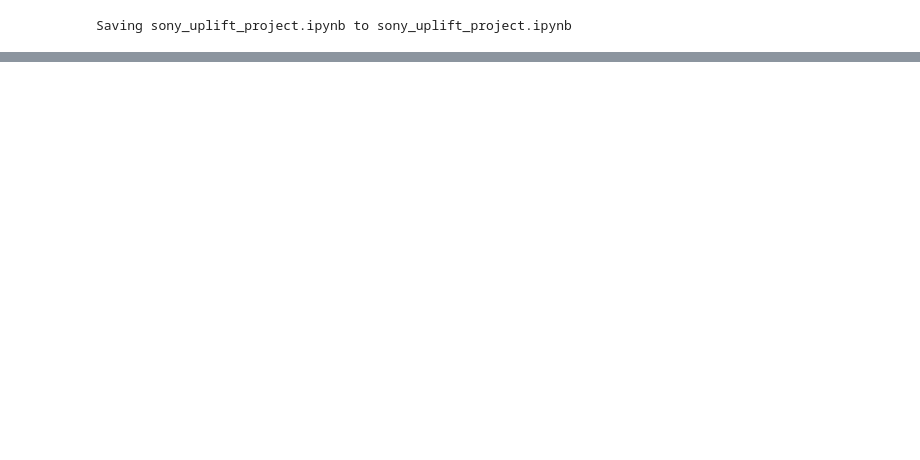
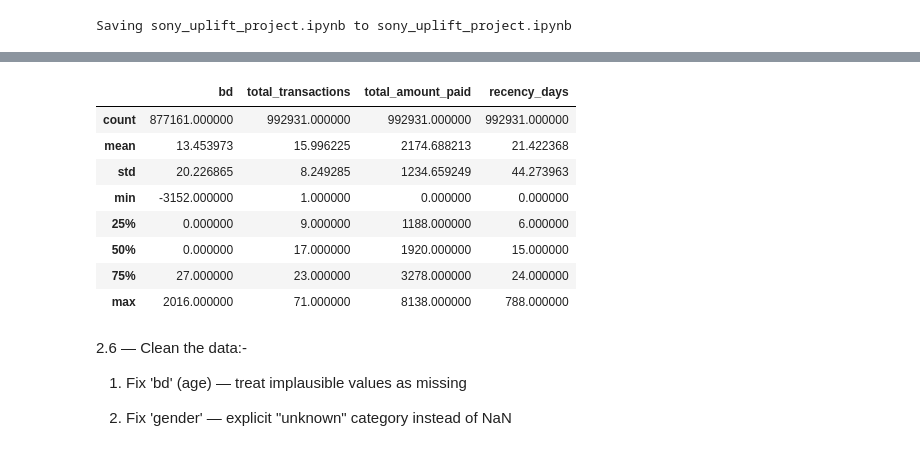
Before and after one commit to shreyraveshia/ott-causal-uplift-modeling, a Jupyter notebook: notebooks/uplift_modeling_project.ipynb, the cells around one changed output, grey strips where cells are left out. Drawn from its saved outputs; the diff is of its cells as text; code cells hidden in the pictures; blank space fills up the shorter version.

```diff
--- a/notebooks/uplift_modeling_project.ipynb
+++ b/notebooks/uplift_modeling_project.ipynb
@@ -125,0 +318,19 @@ token = userdata.get('GH_TOKEN')
+# %%
+# Quick stats to spot outliers
+master[['bd', 'total_transactions', 'total_amount_paid', 'recency_days']].describe()
+# %% [output]
+|  | bd | total_transactions | total_amount_paid | recency_days |
+| count | 877161.000000 | 992931.000000 | 992931.000000 | 992931.000000 |
+| mean | 13.453973 | 15.996225 | 2174.688213 | 21.422368 |
+| std | 20.226865 | 8.249285 | 1234.659249 | 44.273963 |
+| min | -3152.000000 | 1.000000 | 0.000000 | 0.000000 |
+| 25% | 0.000000 | 9.000000 | 1188.000000 | 6.000000 |
+| 50% | 0.000000 | 17.000000 | 1920.000000 | 15.000000 |
+| 75% | 27.000000 | 23.000000 | 3278.000000 | 24.000000 |
+| max | 2016.000000 | 71.000000 | 8138.000000 | 788.000000 |
+# %% [markdown]
+2.6 — Clean the data:-
+
+ 1. Fix 'bd' (age) — treat implausible values as missing
+
+ 2. Fix 'gender' — explicit "unknown" category instead of NaN
```
Also changed, not shown: parts of 29 cells of this notebook.
